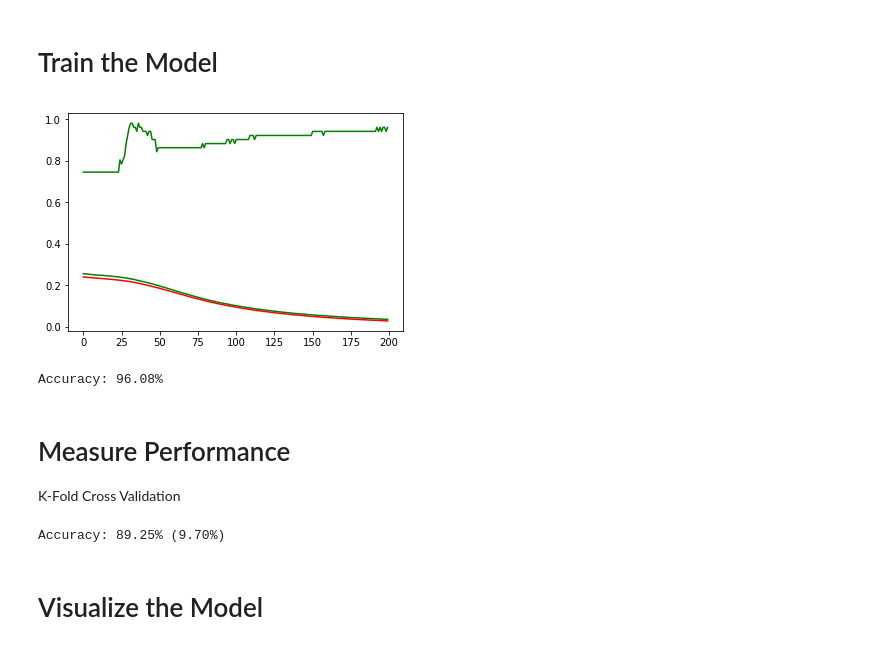
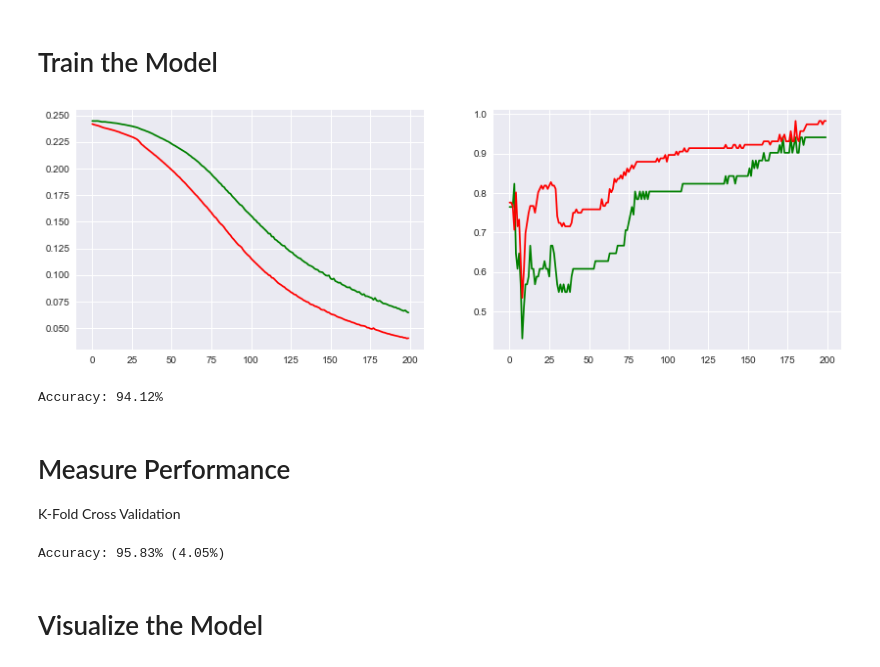
Before and after one commit to robianmcd/street-learn, a Jupyter notebook: notebook/OnKing - Binary Classifier.ipynb, the cells around one changed output. Saved outputs shown, nothing was run; the diff lists cells and outputs as text; code cells hidden in the pictures.

```diff
--- a/notebook/OnKing - Binary Classifier.ipynb
+++ b/notebook/OnKing - Binary Classifier.ipynb
@@ -11,6 +11,8 @@ from sklearn.model_selection import StratifiedKFold
 import numpy as np
 import random
 from ipyleaflet import Map, Circle
+import seaborn as sns
+sns.set()
 # %% [output]
 Using TensorFlow backend.
 # %%
@@ -63,28 +70,33 @@ map
 # Train the Model
 # %%
 def get_model():
-  model = Sequential()
-  model.add(Dense(8, input_dim=2, activation='relu'))
-  model.add(Dense(8, activation='relu'))
-  model.add(Dense(1, activation='sigmoid'))
+    model = Sequential()
+    model.add(Dense(10, input_dim=2, activation='relu'))
+    model.add(Dense(10, activation='relu'))
+    model.add(Dense(1, activation='sigmoid'))
 
-  model.compile(loss='binary_crossentropy', optimizer='adam', metrics=['accuracy'])
+    model.compile(loss='binary_crossentropy', optimizer='adam', metrics=['accuracy'])
 
-  return model
+    return model
 # %%
 model = get_model()
 
 weights = {0: df.isMatch.mean(), 1: (1 - df.isMatch.mean())}
 
 training_data = model.fit(inputMatrix, target, validation_split=0.3, epochs=200, batch_size=10, class_weight=weights, verbose=False)
 
-plt.plot(training_data.history['val_loss'], 'g', training_data.history['loss'], 'r', training_data.history['val_acc'], 'g')
+#import matplotlib
+#matplotlib.rcParams['figure.figsize'] = (10.0, 5.0)
+fig, axis = plt.subplots(1,2)
+fig.set_size_inches(14, 4.5)
+axis[0].plot(training_data.history['val_loss'], 'g', training_data.history['loss'], 'r')
+axis[1].plot(training_data.history['val_acc'], 'g', training_data.history['acc'], 'r')
 plt.show()
 
 print('Accuracy: %.2f%%' % (training_data.history['val_acc'][-1]*100))
 # %% [output]
-[figure, old version]
+[figure, new version]
-Accuracy: 96.08%
+Accuracy: 94.12%
 # %% [markdown]
 # Measure Performance
 K-Fold Cross Validation
@@ -94,7 +106,7 @@ kfold = StratifiedKFold(n_splits=5, shuffle=True)
 results = cross_val_score(estimator, inputMatrix, target, cv=kfold)
 print('Accuracy: %.2f%% (%.2f%%)' % (results.mean()*100, results.std()*100))
 # %% [output]
-Accuracy: 89.25% (9.70%)
+Accuracy: 95.83% (4.05%)
 # %% [markdown]
 # Visualize the Model
 # %%
```
Also changed, not shown: parts of 2 cells of this notebook, 2 other files.
